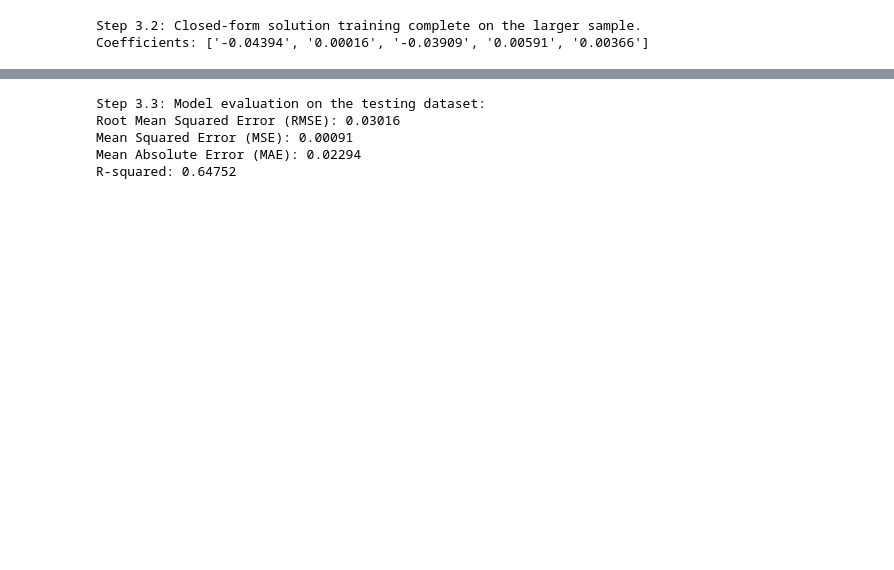
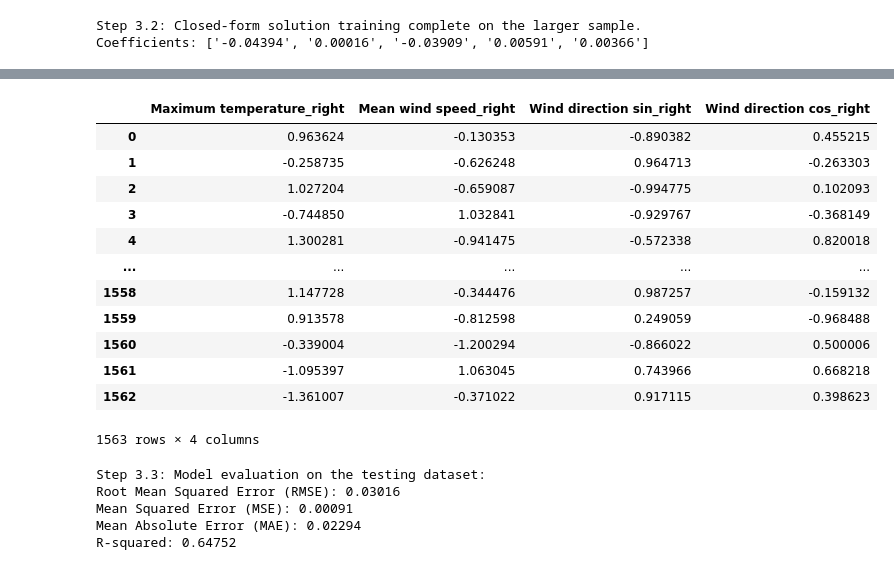
Before and after one commit to dzzz707/46765-ml-for-energy-systems, a Jupyter notebook: assignment1/notebook.ipynb, the cells around one changed output, grey strips where cells are left out. Drawn from its saved outputs; the diff is of its cells as text; code cells hidden in the pictures; blank space fills up the shorter version.

```diff
--- a/assignment1/notebook.ipynb
+++ b/assignment1/notebook.ipynb
@@ -134,0 +205,23 @@ Coefficients: ['-0.04394', '0.00016', '-0.03909', '0.00591', '0.00366']
+# %%
+#Dropping the columns from the old dataset
+merged_ds=merged_ds.drop('Maximum temperature_left', axis=1)
+merged_ds=merged_ds.drop('Mean wind speed_left', axis=1)
+merged_ds=merged_ds.drop('Wind direction sin_left', axis=1)
+merged_ds=merged_ds.drop('Wind direction cos_left', axis=1)
+merged_ds=merged_ds.drop('datetime', axis=1)
+merged_ds=merged_ds.drop('ts', axis=1)
+merged_ds
+# %% [output]
+|  | Maximum temperature_right | Mean wind speed_right | Wind direction sin_right | Wind direction cos_right |
+| 0 | 0.963624 | -0.130353 | -0.890382 | 0.455215 |
+| 1 | -0.258735 | -0.626248 | 0.964713 | -0.263303 |
+| 2 | 1.027204 | -0.659087 | -0.994775 | 0.102093 |
+| 3 | -0.744850 | 1.032841 | -0.929767 | -0.368149 |
+| 4 | 1.300281 | -0.941475 | -0.572338 | 0.820018 |
+| ... | ... | ... | ... | ... |
+| 1558 | 1.147728 | -0.344476 | 0.987257 | -0.159132 |
+| 1559 | 0.913578 | -0.812598 | 0.249059 | -0.968488 |
+| 1560 | -0.339004 | -1.200294 | -0.866022 | 0.500006 |
+| 1561 | -1.095397 | 1.063045 | 0.743966 | 0.668218 |
+| 1562 | -1.361007 | -0.371022 | 0.917115 | 0.398623 |
+1563 rows × 4 columns
```
Also changed, not shown: parts of 25 cells of this notebook.
